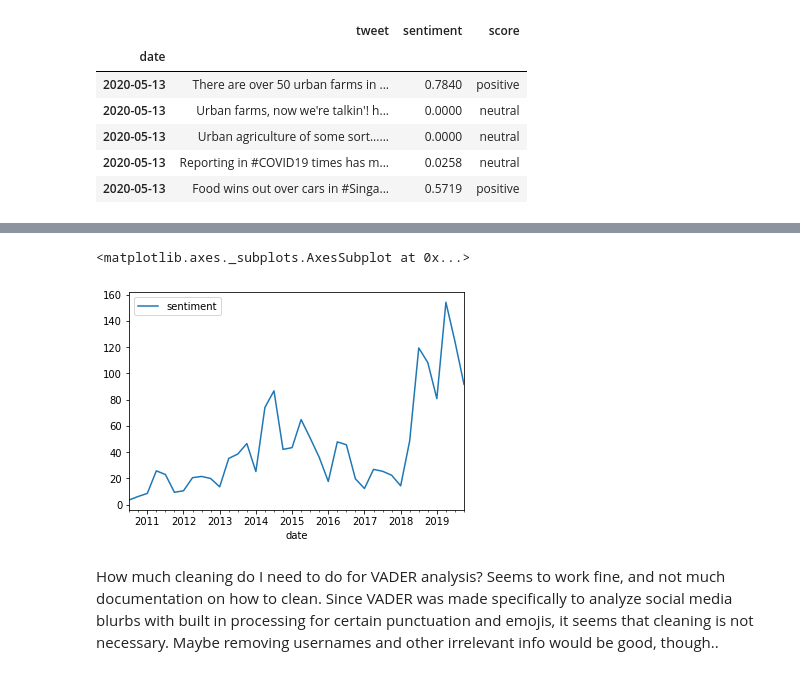
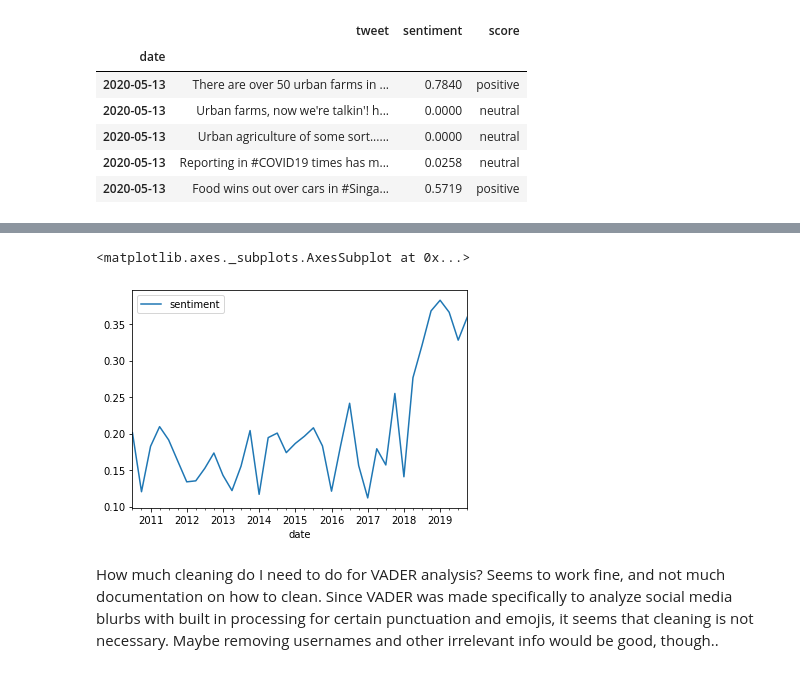
Before and after one commit to daveajstearns/mod5_project, a Jupyter notebook: nlp_component.ipynb, the cells around one changed output, grey strips where cells are left out. Drawn from its saved outputs; the diff is of its cells as text; code cells hidden in the pictures.

```diff
--- a/nlp_component.ipynb
+++ b/nlp_component.ipynb
@@ -155,8 +166,8 @@ mas.head()
 # %%
-mas['2019-12-31':].resample('Q').sum().plot()
+mas['2019-12-31':].resample('Q').mean().plot()
 # %% [output]
 <matplotlib.axes._subplots.AxesSubplot at 0x...>
-[figure, old version]
+[figure, new version]
 # %% [markdown]
 How much cleaning do I need to do for VADER analysis? Seems to work fine, and not much documentation on how to clean. Since VADER was made specifically to analyze social media blurbs with built in processing for certain punctuation and emojis, it seems that cleaning is not necessary. Maybe removing usernames and other irrelevant info would be good, though..
 # %%
```
Also changed, not shown: parts of 4 cells of this notebook, 1 other file.
